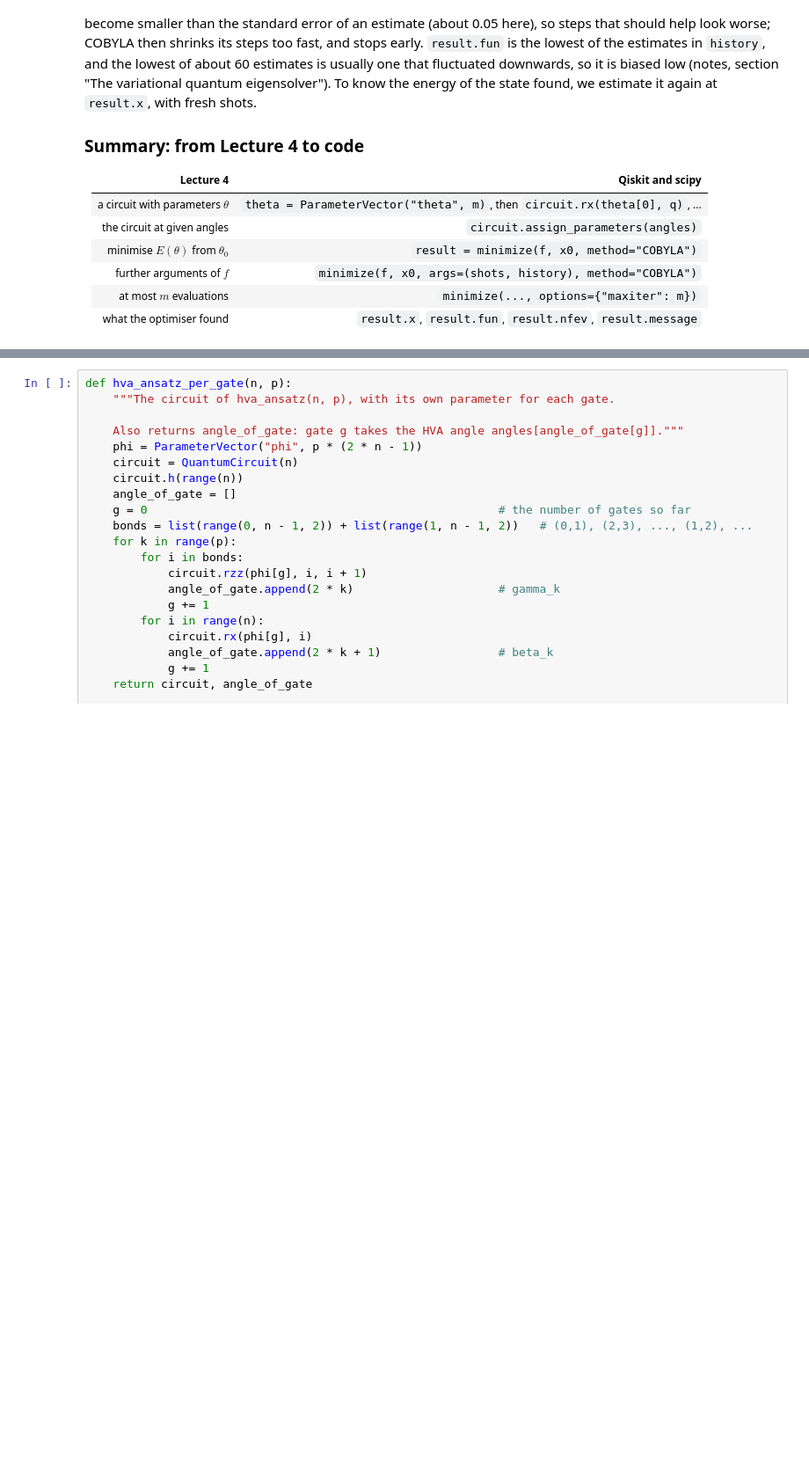
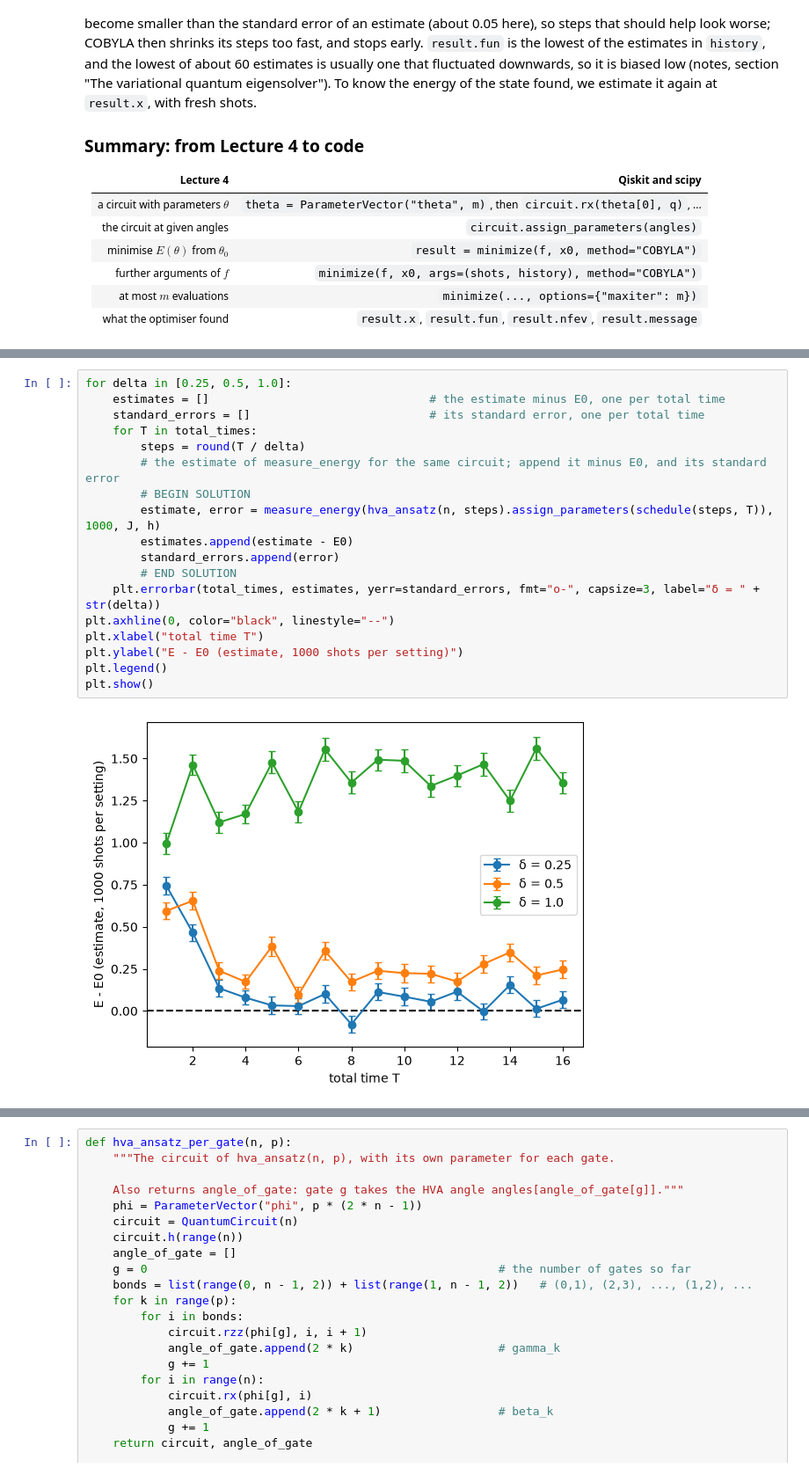
Before and after one commit to StefanoPolla/course-testing, a Jupyter notebook: tutorials/tutorial-04/T4-vqe_qiskit_solutions.ipynb, the cells around one changed output, grey strips where cells are left out. Shown at 88% size. Saved outputs shown, nothing was run; the diff lists cells and outputs as text; blank space fills up the shorter version.

```diff
--- a/tutorials/tutorial-04/T4-vqe_qiskit_solutions.ipynb
+++ b/tutorials/tutorial-04/T4-vqe_qiskit_solutions.ipynb
@@ -376,0 +435,20 @@ of all the gates, in order. `gate_energy` does for this circuit what `energy_est
+# %%
+for delta in [0.25, 0.5, 1.0]:
+    estimates = []                                # the estimate minus E0, one per total time
+    standard_errors = []                          # its standard error, one per total time
+    for T in total_times:
+        steps = round(T / delta)
+        # the estimate of measure_energy for the same circuit; append it minus E0, and its standard error
+        # BEGIN SOLUTION
+        estimate, error = measure_energy(hva_ansatz(n, steps).assign_parameters(schedule(steps, T)), 1000, J, h)
+        estimates.append(estimate - E0)
+        standard_errors.append(error)
+        # END SOLUTION
+    plt.errorbar(total_times, estimates, yerr=standard_errors, fmt="o-", capsize=3, label="δ = " + str(delta))
+plt.axhline(0, color="black", linestyle="--")
+plt.xlabel("total time T")
+plt.ylabel("E - E0 (estimate, 1000 shots per setting)")
+plt.legend()
+plt.show()
+# %% [output]
+[figure, added]
```
Also changed, not shown: parts of 21 cells of this notebook, 1 other file.
